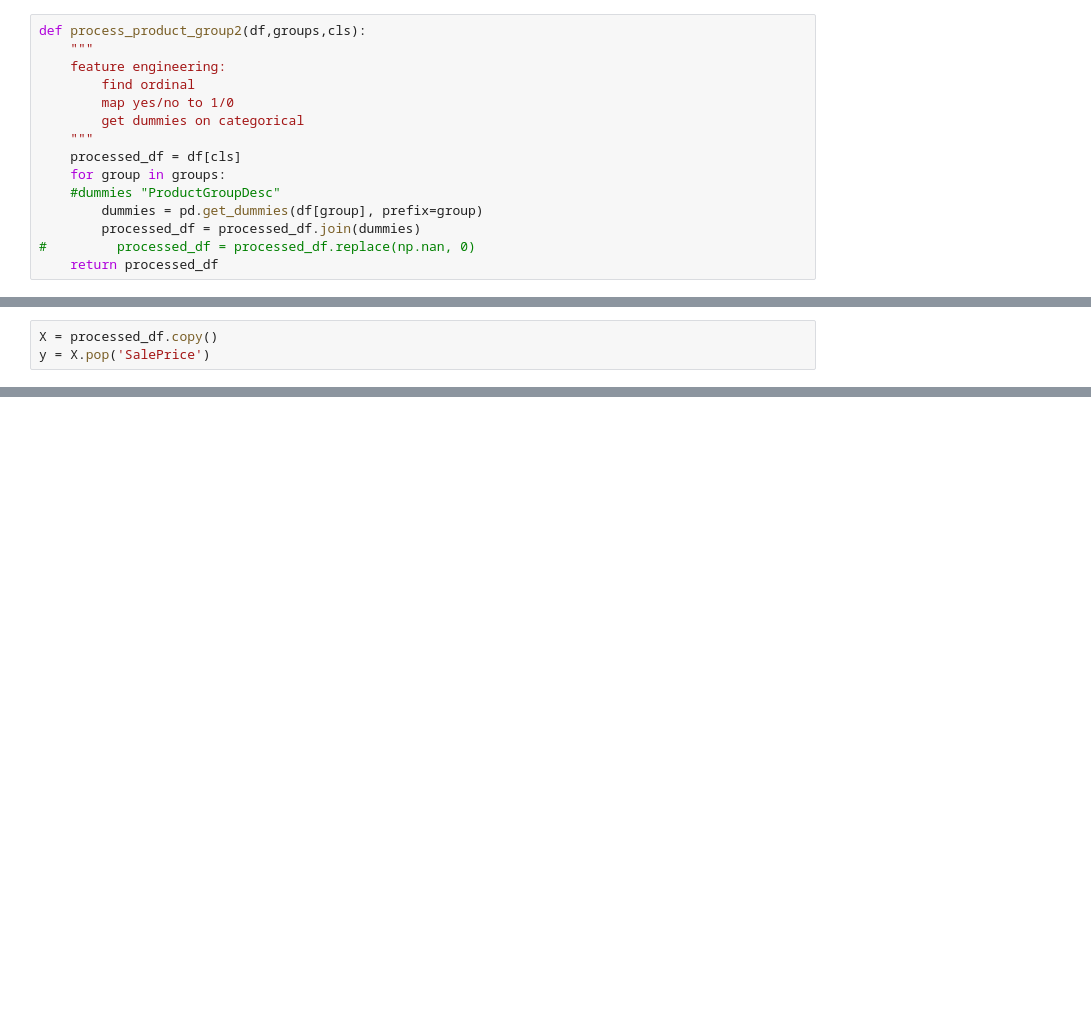
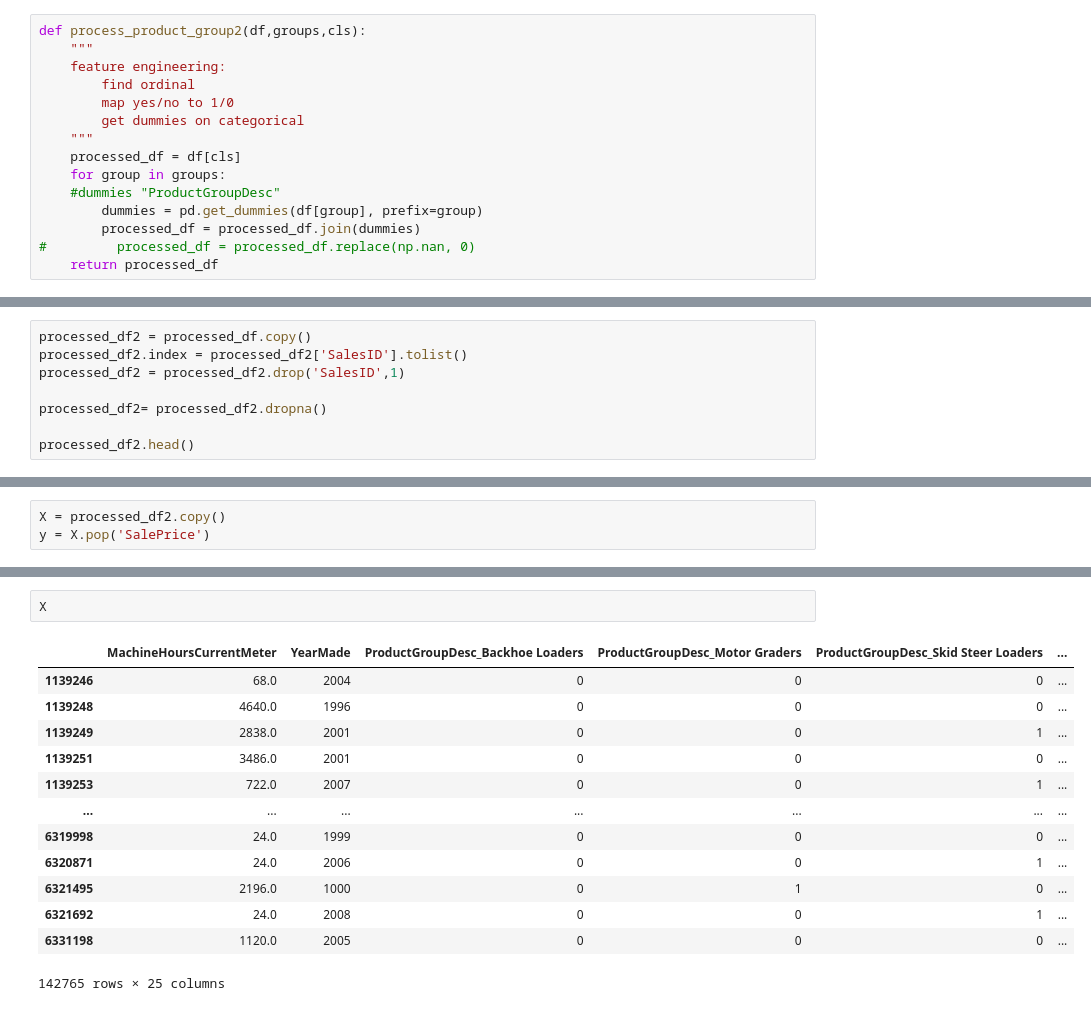
Before and after one commit to andrewmmeans/heavy-equipment-auction-price-prediction, a Jupyter notebook: notebooks/split_by_product_group.ipynb, the cells around one changed output, grey strips where cells are left out. Saved outputs shown, nothing was run; the diff lists cells and outputs as text; blank space fills up the shorter version.

Commit message:
convert salesid to index

```diff
--- a/notebooks/split_by_product_group.ipynb
+++ b/notebooks/split_by_product_group.ipynb
@@ -172,0 +169,8 @@ plt.show()
+# %%
+processed_df2 = processed_df.copy()
+processed_df2.index = processed_df2['SalesID'].tolist()
+processed_df2 = processed_df2.drop('SalesID',1)
+
+processed_df2= processed_df2.dropna()
+
+processed_df2.head()
@@ -173,3 +185,3 @@ plt.show()
 # %%
-X = processed_df.copy()
+X = processed_df2.copy()
 y = X.pop('SalePrice')
@@ -183,0 +188,16 @@ y = X.pop('SalePrice')
+# %%
+X
+# %% [output]
+|  | MachineHoursCurrentMeter | YearMade | ProductGroupDesc_Backhoe Loaders | ProductGroupDesc_Motor Graders | ProductGroupDesc_Skid Steer Loaders | ... |
+| 1139246 | 68.0 | 2004 | 0 | 0 | 0 | ... |
+| 1139248 | 4640.0 | 1996 | 0 | 0 | 0 | ... |
+| 1139249 | 2838.0 | 2001 | 0 | 0 | 1 | ... |
+| 1139251 | 3486.0 | 2001 | 0 | 0 | 0 | ... |
+| 1139253 | 722.0 | 2007 | 0 | 0 | 1 | ... |
+| ... | ... | ... | ... | ... | ... | ... |
+| 6319998 | 24.0 | 1999 | 0 | 0 | 0 | ... |
+| 6320871 | 24.0 | 2006 | 0 | 0 | 1 | ... |
+| 6321495 | 2196.0 | 1000 | 0 | 1 | 0 | ... |
+| 6321692 | 24.0 | 2008 | 0 | 0 | 1 | ... |
+| 6331198 | 1120.0 | 2005 | 0 | 0 | 0 | ... |
+142765 rows × 25 columns
```
Also changed, not shown: parts of 5 cells of this notebook.
